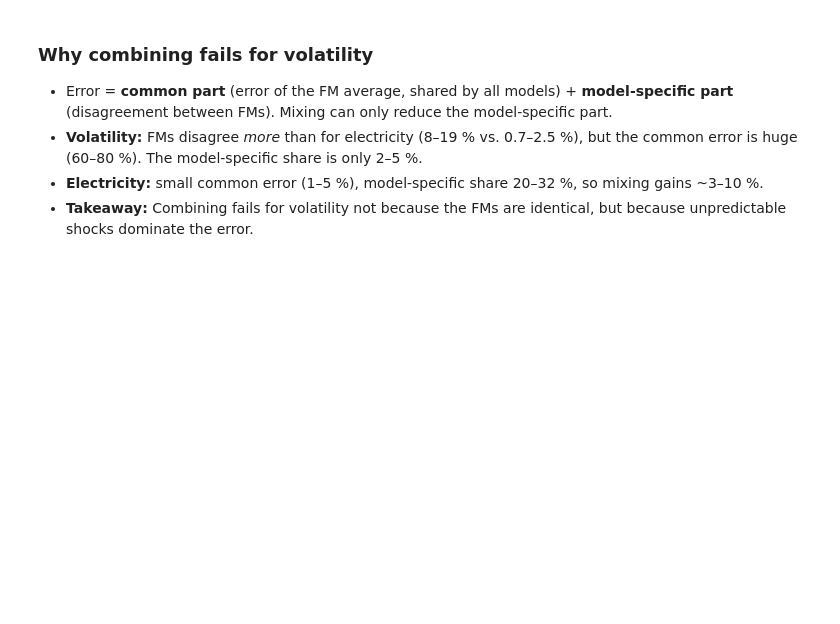
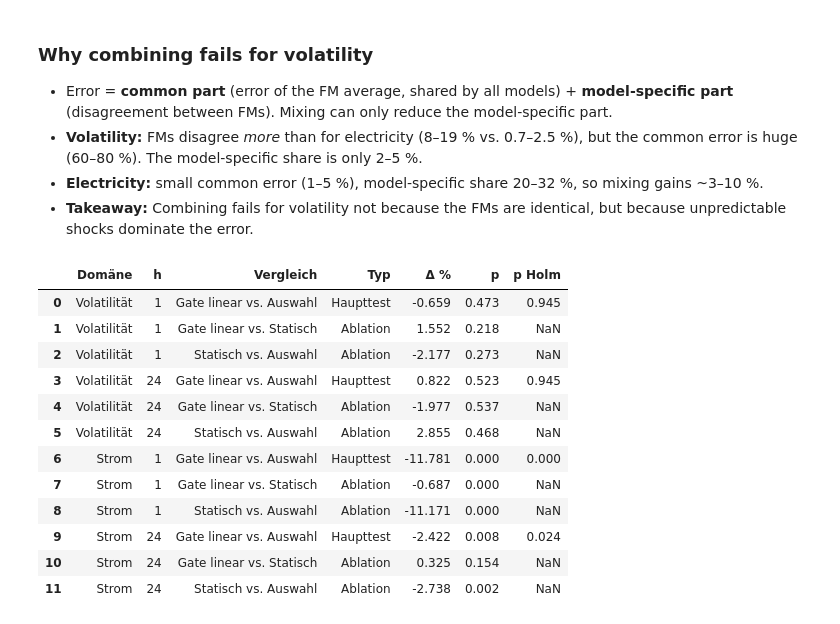
Before and after one commit to ihringerlinus/Learning_to_Forecast_Time-Series_with_Multiple_Experts, a Jupyter notebook: src/08_correlation_vs_win.ipynb, the cells around one changed output. Drawn from its saved outputs; the diff is of its cells as text; code cells hidden in the pictures; blank space fills up the shorter version.

```diff
--- a/src/08_correlation_vs_win.ipynb
+++ b/src/08_correlation_vs_win.ipynb
@@ -235,3 +235,44 @@ display(dec.groupby(["Domäne", "h"])[["gemeinsamer Fehler %", "Uneinigkeit FMs
 - **Volatility:** FMs disagree *more* than for electricity (8–19 % vs. 0.7–2.5 %), but the common error is huge (60–80 %). The model-specific share is only 2–5 %.
 - **Electricity:** small common error (1–5 %), model-specific share 20–32 %, so mixing gains ~3–10 %.
 - **Takeaway:** Combining fails for volatility not because the FMs are identical, but because unpredictable shocks dominate the error.
+# %%
+def main_table(files, pool="4 FMs"):
+    # files: {Domäne: (res-Datei, Loss)}. Haupttest = Gate linear vs. Auswahl, Holm-korrigiert
+    rows = []
+    for domain, (fname, kind) in files.items():
+        r = pd.read_parquet(Path("results/forecasts") / fname)
+        r = r[r["pool"] == pool].copy()
+        r["l"] = loss(kind, r["y"].to_numpy(), r["mean"].to_numpy())
+        for h, g in r.groupby("h"):
+            L = g.pivot_table(index="target_date", columns="model", values="l")
+            for m, ref, typ in [("Gate linear", "Auswahl", "Haupttest"),
+                                ("Gate linear", "Statisch", "Ablation"),
+                                ("Statisch", "Auswahl", "Ablation")]:
+                rows.append({"Domäne": domain, "h": h, "Vergleich": f"{m} vs. {ref}", "Typ": typ,
+                             "Δ %": 100 * (L[m].mean() / L[ref].mean() - 1),
+                             "p": dm_p((L[m] - L[ref]).to_numpy(), h)})
+    out = pd.DataFrame(rows)
+    ht = out["Typ"] == "Haupttest"
+    p = out.loc[ht, "p"].to_numpy()
+    o, k = np.argsort(p), len(p)
+    holm = np.empty(k)
+    holm[o] = np.minimum(1, np.maximum.accumulate((k - np.arange(k)) * p[o]))
+    out.loc[ht, "p Holm"] = holm
+    return out
+
+
+display(main_table({"Volatilität": ("06_res.parquet", "qlike"), "Strom": ("07_res.parquet", "ape")}).round(3))
+# %% [output]
+|  | Domäne | h | Vergleich | Typ | Δ % | p | p Holm |
+| 0 | Volatilität | 1 | Gate linear vs. Auswahl | Haupttest | -0.659 | 0.473 | 0.945 |
+| 1 | Volatilität | 1 | Gate linear vs. Statisch | Ablation | 1.552 | 0.218 | NaN |
+| 2 | Volatilität | 1 | Statisch vs. Auswahl | Ablation | -2.177 | 0.273 | NaN |
+| 3 | Volatilität | 24 | Gate linear vs. Auswahl | Haupttest | 0.822 | 0.523 | 0.945 |
+| 4 | Volatilität | 24 | Gate linear vs. Statisch | Ablation | -1.977 | 0.537 | NaN |
+| 5 | Volatilität | 24 | Statisch vs. Auswahl | Ablation | 2.855 | 0.468 | NaN |
+| 6 | Strom | 1 | Gate linear vs. Auswahl | Haupttest | -11.781 | 0.000 | 0.000 |
+| 7 | Strom | 1 | Gate linear vs. Statisch | Ablation | -0.687 | 0.000 | NaN |
+| 8 | Strom | 1 | Statisch vs. Auswahl | Ablation | -11.171 | 0.000 | NaN |
+| 9 | Strom | 24 | Gate linear vs. Auswahl | Haupttest | -2.422 | 0.008 | 0.024 |
+| 10 | Strom | 24 | Gate linear vs. Statisch | Ablation | 0.325 | 0.154 | NaN |
+| 11 | Strom | 24 | Statisch vs. Auswahl | Ablation | -2.738 | 0.002 | NaN |
```
Also changed, not shown: parts of 5 cells of this notebook.
